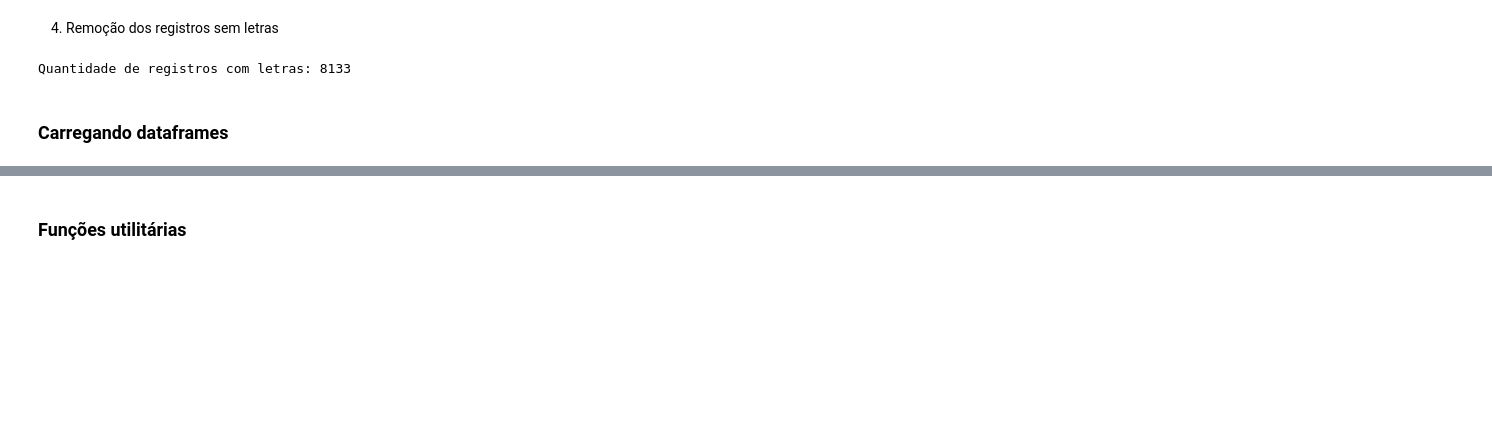
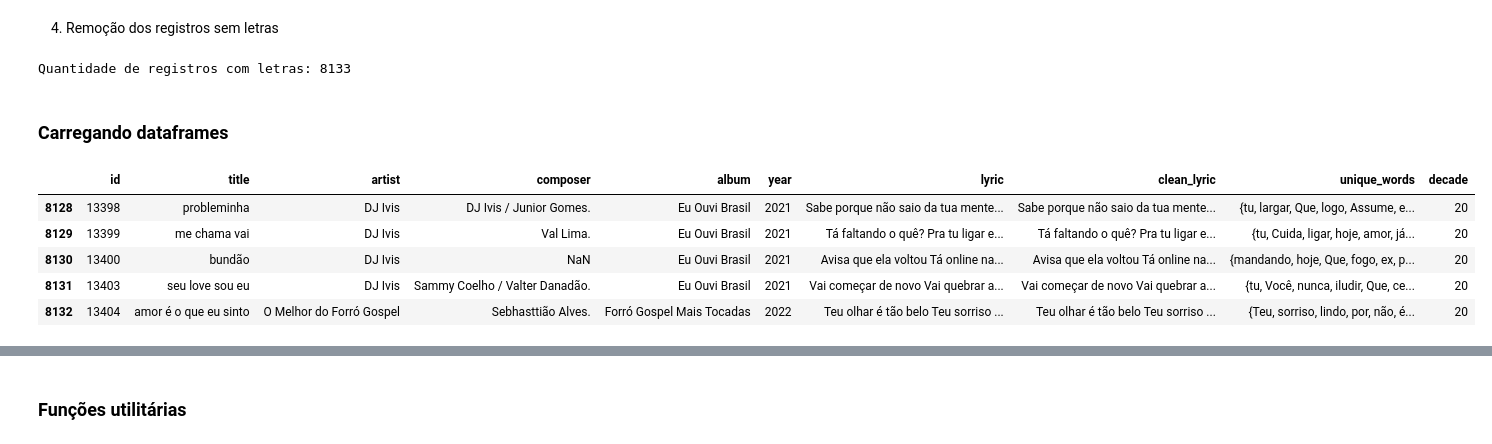
Before and after one commit to mateus-lourenco/emotion-mining-and-sentiment-analysis, a Jupyter notebook: preprocessing.ipynb, the cells around one changed output, grey strips where cells are left out. Saved outputs shown, nothing was run; the diff lists cells and outputs as text; code cells hidden in the pictures; blank space fills up the shorter version.

```diff
--- a/preprocessing.ipynb
+++ b/preprocessing.ipynb
@@ -58,6 +58,17 @@ and library is for research purposes only.
 Source: http://sentiment.nrc.ca/lexicons-for-research/
 """
 lexicon = pd.read_csv('./pt-nrc-lexicon.csv', sep=';', encoding='utf-8')
+# %%
+#gerando decadas
+df['decade'] = df['year'].apply(decade)
+#df.tail()
+# %% [output]
+|  | id | title | artist | composer | album | year | lyric | clean_lyric | unique_words | decade |
+| 8128 | 13398 | probleminha | DJ Ivis | DJ Ivis / Junior Gomes. | Eu Ouvi Brasil | 2021 | Sabe porque não saio da tua mente... | Sabe porque não saio da tua mente... | {tu, largar, Que, logo, Assume, e... | 20 |
+| 8129 | 13399 | me chama vai | DJ Ivis | Val Lima. | Eu Ouvi Brasil | 2021 | Tá faltando o quê? Pra tu ligar e... | Tá faltando o quê? Pra tu ligar e... | {tu, Cuida, ligar, hoje, amor, já... | 20 |
+| 8130 | 13400 | bundão | DJ Ivis | NaN | Eu Ouvi Brasil | 2021 | Avisa que ela voltou Tá online na... | Avisa que ela voltou Tá online na... | {mandando, hoje, Que, fogo, ex, p... | 20 |
+| 8131 | 13403 | seu love sou eu | DJ Ivis | Sammy Coelho / Valter Danadão. | Eu Ouvi Brasil | 2021 | Vai começar de novo Vai quebrar a... | Vai começar de novo Vai quebrar a... | {tu, Você, nunca, iludir, Que, ce... | 20 |
+| 8132 | 13404 | amor é o que eu sinto | O Melhor do Forró Gospel | Sebhasttião Alves. | Forró Gospel Mais Tocadas | 2022 | Teu olhar é tão belo Teu sorriso ... | Teu olhar é tão belo Teu sorriso ... | {Teu, sorriso, lindo, por, não, é... | 20 |
 # %%
 #removendo ruídos das letras
 df['clean_lyric'] = df['lyric'].apply(clean_lyrics)
```
Also changed, not shown: parts of 13 cells of this notebook, 2 other files.
